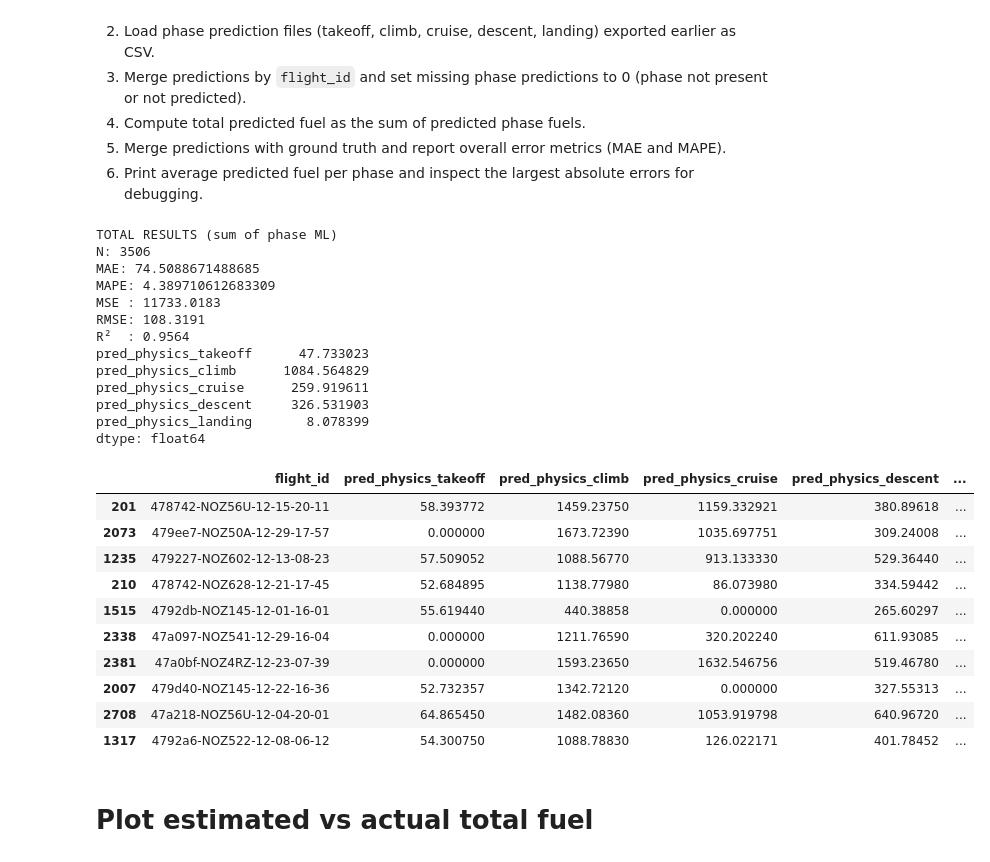
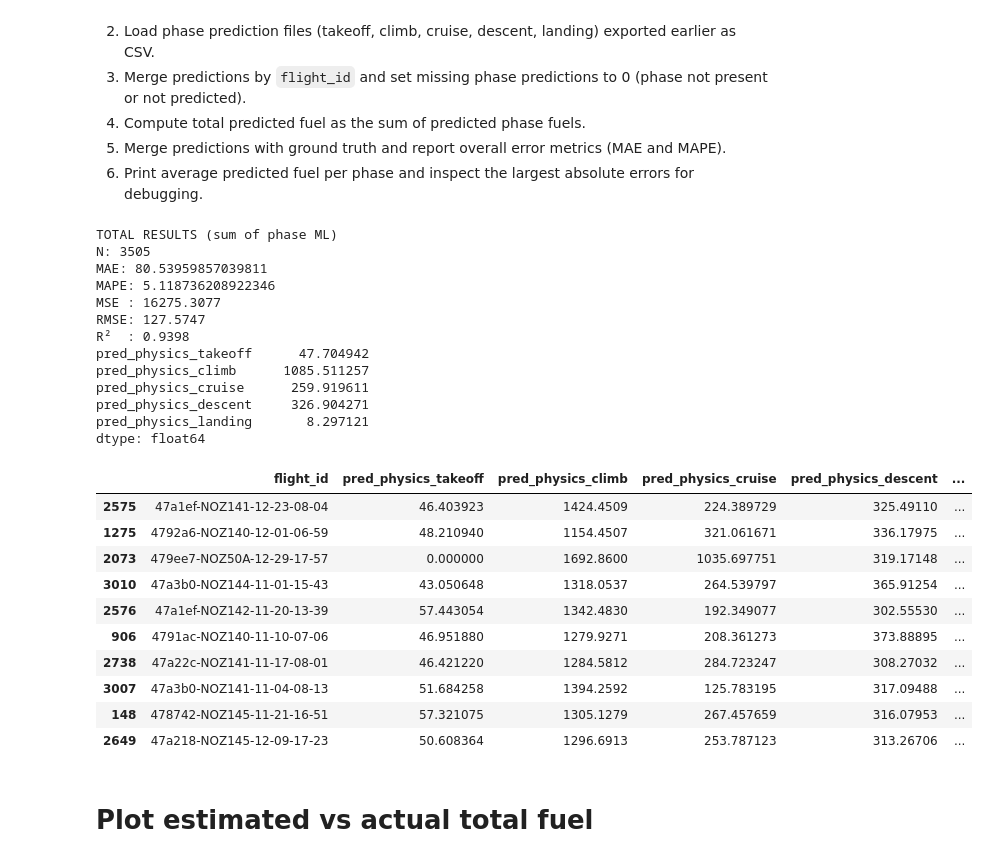
Before and after one commit to emmabergsmo/master-fuel-conumption-estimation-xgboost, a Jupyter notebook: xg_boost_physics/total_fuel_physics_pred.ipynb, the cells around one changed output. Saved outputs shown, nothing was run; the diff lists cells and outputs as text; code cells hidden in the pictures.

```diff
--- a/xg_boost_physics/total_fuel_physics_pred.ipynb
+++ b/xg_boost_physics/total_fuel_physics_pred.ipynb
@@ -19,8 +19,8 @@ import pandas as pd
 import matplotlib.pyplot as plt
 from sklearn.metrics import mean_absolute_error, mean_squared_error, r2_score
 
-DB_PATH = "../opensky_xgboost.sqlite"
-FEATURE_TABLE = "flight_phase_features_physics"
+DB_PATH = "../opensky_updated.sqlite"
+FEATURE_TABLE = "flight_phase_features_v2_physics"
 YEAR = 2022
 
 def add_datetime_from_flight_id(df: pd.DataFrame, year: int) -> pd.DataFrame:
@@ -94,53 +94,53 @@ pred_all = pred_all.merge(truth, on="flight_id", how="left")
 
 mask = pred_all["true_total"].notna() & np.isfinite(pred_all["true_total"])
 y_true = pred_all.loc[mask, "true_total"].to_numpy(float)
 y_pred = pred_all.loc[mask, "pred_total"].to_numpy(float)
 
 print("TOTAL RESULTS (sum of phase ML)")
 print("N:", int(mask.sum()))
 print("MAE:", mean_absolute_error(y_true, y_pred))
 print("MAPE:", mape(y_true, y_pred))
 print(f"MSE : {mean_squared_error(y_true, y_pred):.4f}")
 print(f"RMSE: {np.sqrt(mean_squared_error(y_true, y_pred)):.4f}")
 print(f"R²  : {r2_score(y_true, y_pred):.4f}")
 
 
 
 print(pred_all[[
     "pred_physics_takeoff",
     "pred_physics_climb",
     "pred_physics_cruise",
     "pred_physics_descent",
     "pred_physics_landing"
 ]].mean())
 
 pred_all["abs_err"] = abs(pred_all["true_total"] - pred_all["pred_total"])
 pred_all.sort_values("abs_err", ascending=False).head(10)
 # %% [output]
 TOTAL RESULTS (sum of phase ML)
-N: 3506
-MAE: 74.5088671488685
-MAPE: 4.389710612683309
-MSE : 11733.0183
-RMSE: 108.3191
-R²  : 0.9564
-pred_physics_takeoff      47.733023
-pred_physics_climb      1084.564829
+N: 3505
+MAE: 80.53959857039811
+MAPE: 5.118736208922346
+MSE : 16275.3077
+RMSE: 127.5747
+R²  : 0.9398
+pred_physics_takeoff      47.704942
+pred_physics_climb      1085.511257
 pred_physics_cruise      259.919611
-pred_physics_descent     326.531903
-pred_physics_landing       8.078399
+pred_physics_descent     326.904271
+pred_physics_landing       8.297121
 dtype: float64
 |  | flight_id | pred_physics_takeoff | pred_physics_climb | pred_physics_cruise | pred_physics_descent | ... |
-| 201 | 478742-NOZ56U-12-15-20-11 | 58.393772 | 1459.23750 | 1159.332921 | 380.89618 | ... |
-| 2073 | 479ee7-NOZ50A-12-29-17-57 | 0.000000 | 1673.72390 | 1035.697751 | 309.24008 | ... |
-| 1235 | 479227-NOZ602-12-13-08-23 | 57.509052 | 1088.56770 | 913.133330 | 529.36440 | ... |
-| 210 | 478742-NOZ628-12-21-17-45 | 52.684895 | 1138.77980 | 86.073980 | 334.59442 | ... |
-| 1515 | 4792db-NOZ145-12-01-16-01 | 55.619440 | 440.38858 | 0.000000 | 265.60297 | ... |
-| 2338 | 47a097-NOZ541-12-29-16-04 | 0.000000 | 1211.76590 | 320.202240 | 611.93085 | ... |
-| 2381 | 47a0bf-NOZ4RZ-12-23-07-39 | 0.000000 | 1593.23650 | 1632.546756 | 519.46780 | ... |
-| 2007 | 479d40-NOZ145-12-22-16-36 | 52.732357 | 1342.72120 | 0.000000 | 327.55313 | ... |
-| 2708 | 47a218-NOZ56U-12-04-20-01 | 64.865450 | 1482.08360 | 1053.919798 | 640.96720 | ... |
-| 1317 | 4792a6-NOZ522-12-08-06-12 | 54.300750 | 1088.78830 | 126.022171 | 401.78452 | ... |
+| 2575 | 47a1ef-NOZ141-12-23-08-04 | 46.403923 | 1424.4509 | 224.389729 | 325.49110 | ... |
+| 1275 | 4792a6-NOZ140-12-01-06-59 | 48.210940 | 1154.4507 | 321.061671 | 336.17975 | ... |
+| 2073 | 479ee7-NOZ50A-12-29-17-57 | 0.000000 | 1692.8600 | 1035.697751 | 319.17148 | ... |
+| 3010 | 47a3b0-NOZ144-11-01-15-43 | 43.050648 | 1318.0537 | 264.539797 | 365.91254 | ... |
+| 2576 | 47a1ef-NOZ142-11-20-13-39 | 57.443054 | 1342.4830 | 192.349077 | 302.55530 | ... |
+| 906 | 4791ac-NOZ140-11-10-07-06 | 46.951880 | 1279.9271 | 208.361273 | 373.88895 | ... |
+| 2738 | 47a22c-NOZ141-11-17-08-01 | 46.421220 | 1284.5812 | 284.723247 | 308.27032 | ... |
+| 3007 | 47a3b0-NOZ141-11-04-08-13 | 51.684258 | 1394.2592 | 125.783195 | 317.09488 | ... |
+| 148 | 478742-NOZ145-11-21-16-51 | 57.321075 | 1305.1279 | 267.457659 | 316.07953 | ... |
+| 2649 | 47a218-NOZ145-12-09-17-23 | 50.608364 | 1296.6913 | 253.787123 | 313.26706 | ... |
 # %% [markdown]
 # Plot estimated vs actual total fuel
 # %%
```
Also changed, not shown: parts of 5 cells of this notebook, 6 other files.
